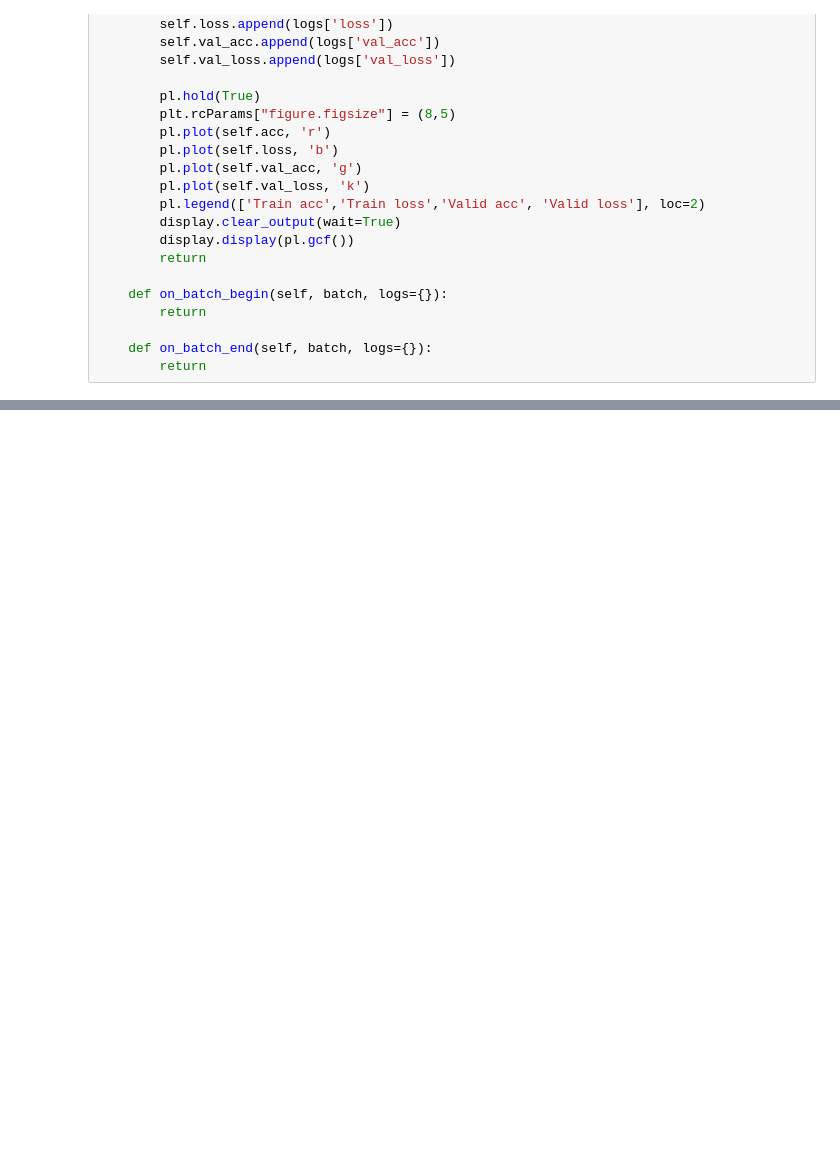
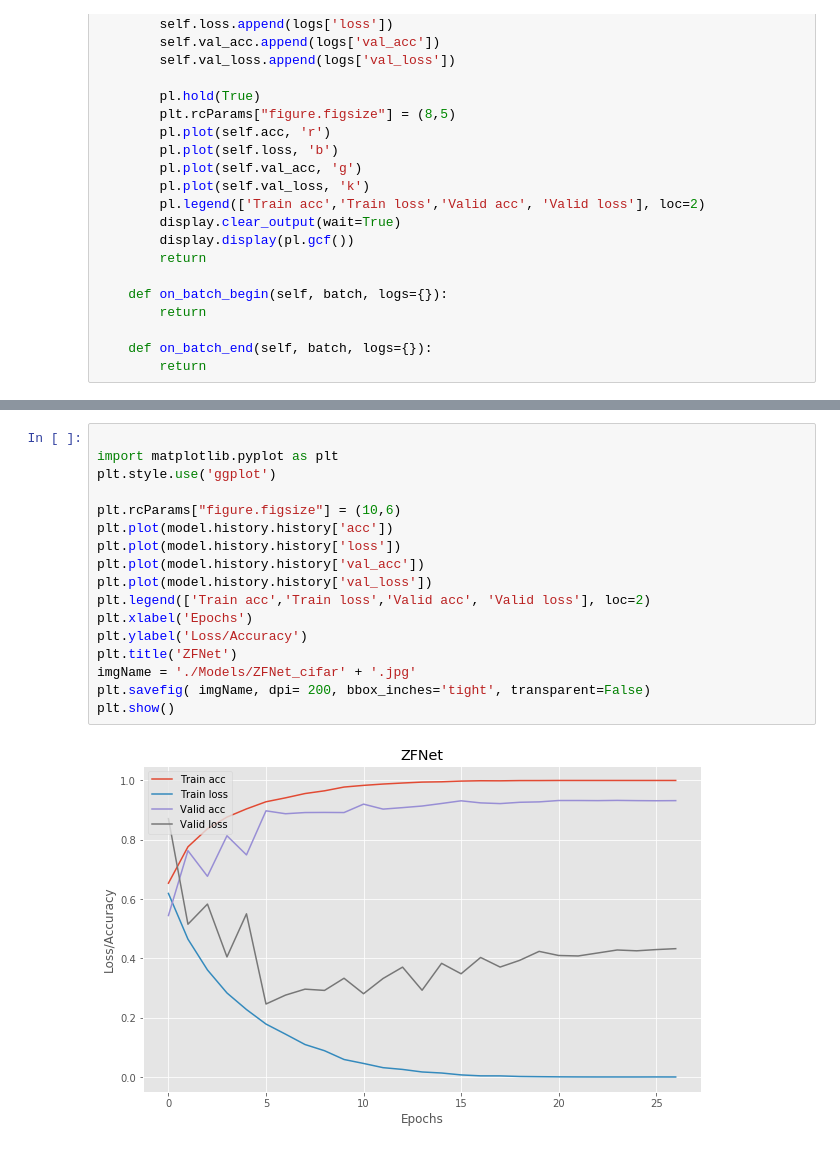
Before and after one commit to sanjanasri/Visualizing-Convolutional-Networks, a Jupyter notebook: ZFNet.ipynb, the cells around one changed output, grey strips where cells are left out. Drawn from its saved outputs; the diff is of its cells as text; blank space fills up the shorter version.

```diff
--- a/ZFNet.ipynb
+++ b/ZFNet.ipynb
@@ -158,0 +183,19 @@ Epoch 6/100
+# %%
+
+import matplotlib.pyplot as plt
+plt.style.use('ggplot')
+
+plt.rcParams["figure.figsize"] = (10,6)
+plt.plot(model.history.history['acc'])
+plt.plot(model.history.history['loss'])
+plt.plot(model.history.history['val_acc'])
+plt.plot(model.history.history['val_loss'])
+plt.legend(['Train acc','Train loss','Valid acc', 'Valid loss'], loc=2)
+plt.xlabel('Epochs')
+plt.ylabel('Loss/Accuracy')
+plt.title('ZFNet')
+imgName = './Models/ZFNet_cifar' + '.jpg'
+plt.savefig( imgName, dpi= 200, bbox_inches='tight', transparent=False)
+plt.show()
+# %% [output]
+[figure, added]
```
Also changed, not shown: parts of 6 cells of this notebook, 2 other files.
